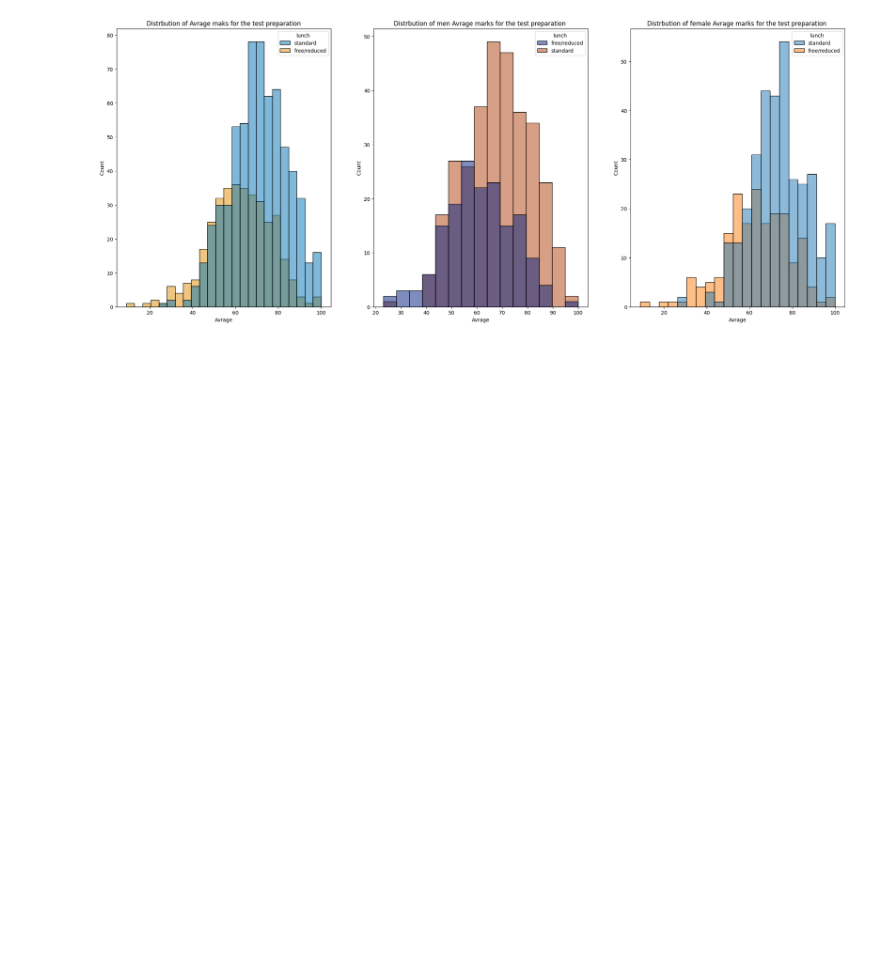
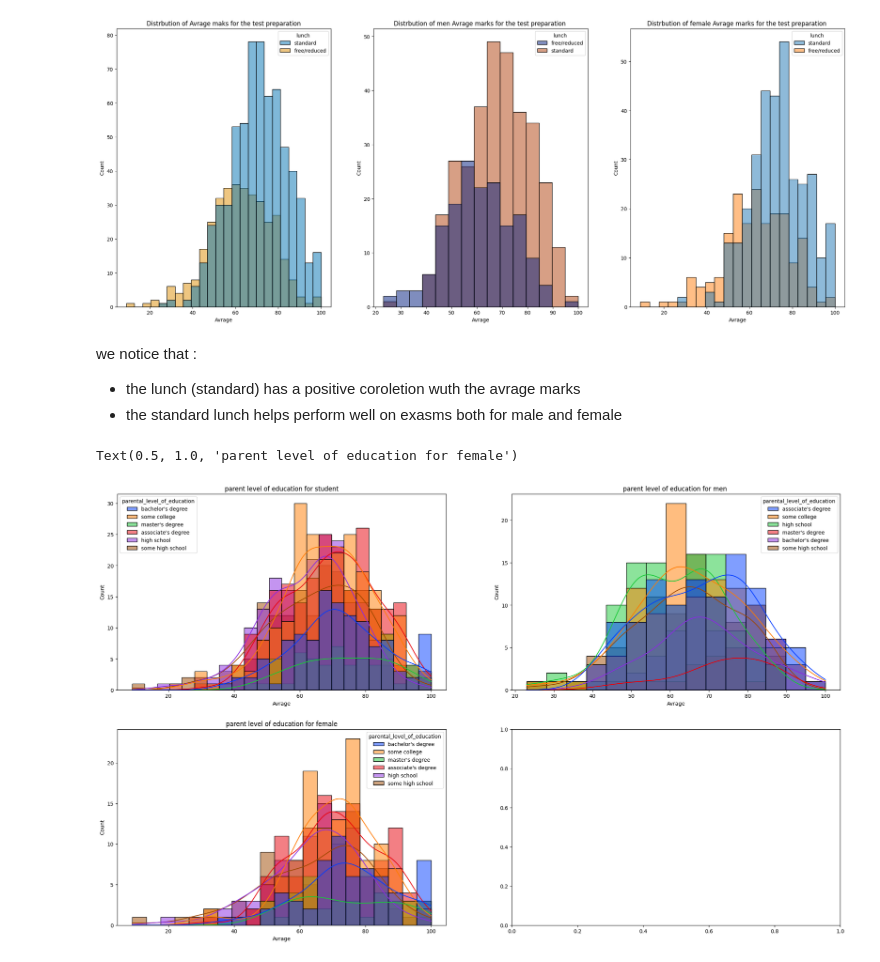
Before and after one commit to AkramMaouche/Full-ML-Project, a Jupyter notebook: Notbook/EDA Student Performance.ipynb, the cells around one changed output. Saved outputs shown, nothing was run; the diff lists cells and outputs as text; code cells hidden in the pictures; blank space fills up the shorter version.

```diff
--- a/Notbook/EDA Student Performance.ipynb
+++ b/Notbook/EDA Student Performance.ipynb
@@ -292,3 +302,24 @@ plt.title('Distrbution of female Avrage marks for the test preparation ')
 # %% [output]
 Text(0.5, 1.0, 'Distrbution of female Avrage marks for the test preparation ')
 [figure]
+# %% [markdown]
+we notice that :
+* the lunch (standard) has a positive coroletion wuth the avrage marks
+* the standard lunch helps perform well on exasms both for male and female
+# %%
+### Avrage for parents level of education
+fig,axe = plt.subplots(2,2,figsize=(25,15))
+plot = sns.histplot(ax = axe[0,0],data=df, x = "Avrage",kde=True,hue='parental_level_of_education',palette='bright')
+plot.set_title("parent level of education for student")
+
+
+plot1 = sns.histplot(ax = axe[0,1],data=df[df['gender'] == 'male'], x ="Avrage",kde=True,hue='parental_level_of_education',palette='bright')
+plot1.set_title("parent level of education for men ")
+
+
+plot2 = sns.histplot(ax = axe[1,0],data=df[df['gender'] == 'female'], x ="Avrage",hue='parental_level_of_education',kde = True,palette='bright')
+#plot1.set_xticklabels(plot.get_xticklabels(),rotation = 25)
+plot2.set_title("parent level of education for female")
+# %% [output]
+Text(0.5, 1.0, 'parent level of education for female')
+[figure, added]
```
Also changed, not shown: parts of 25 cells of this notebook.
